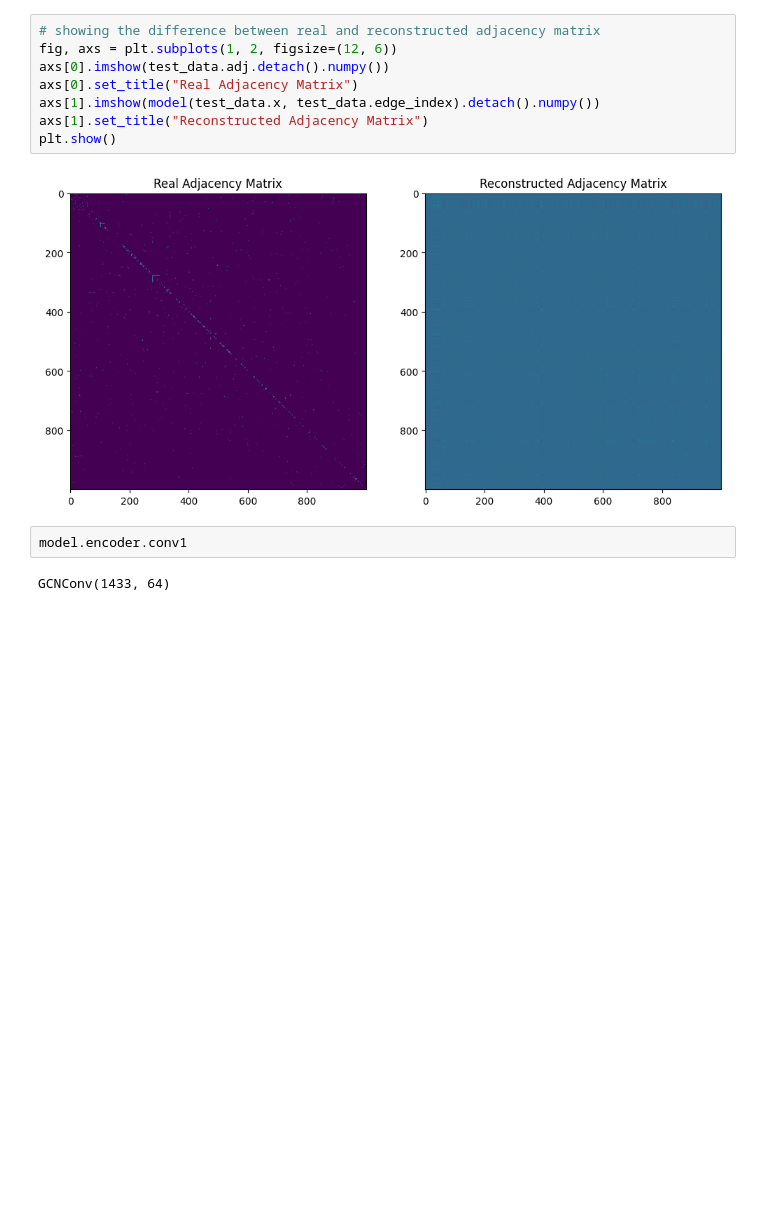
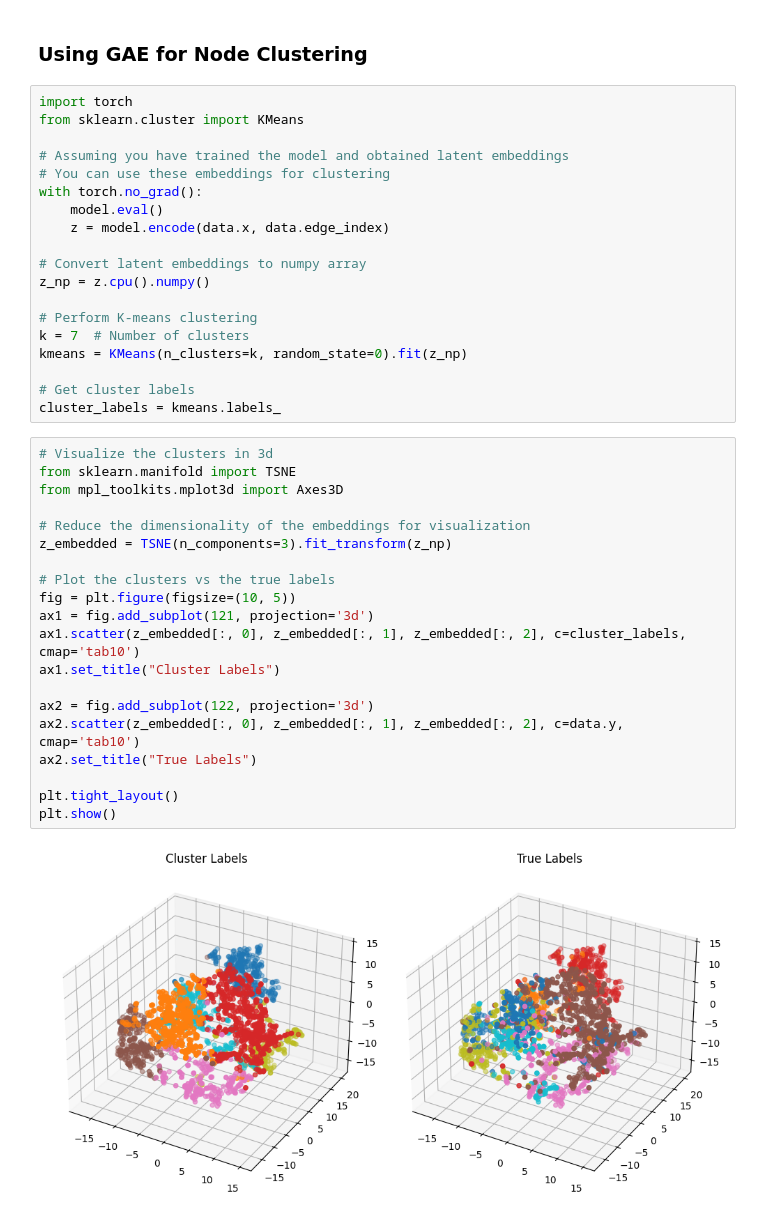
Before and after one commit to timothewt/Autoencoders, a Jupyter notebook: notebooks/graph_autoencoder.ipynb, the cells around one changed output. Drawn from its saved outputs; the diff is of its cells as text; blank space fills up the shorter version.

```diff
--- a/notebooks/graph_autoencoder.ipynb
+++ b/notebooks/graph_autoencoder.ipynb
@@ -117,14 +90,43 @@ Test ROC AUC: 0.726798107210099, Test Average Precision: 0.002776971589086127
-# %%
-# showing the difference between real and reconstructed adjacency matrix
-fig, axs = plt.subplots(1, 2, figsize=(12, 6))
-axs[0].imshow(test_data.adj.detach().numpy())
-axs[0].set_title("Real Adjacency Matrix")
-axs[1].imshow(model(test_data.x, test_data.edge_index).detach().numpy())
-axs[1].set_title("Reconstructed Adjacency Matrix")
-plt.show()
-# %% [output]
-[figure, removed]
-# %%
-model.encoder.conv1
-# %% [output]
-GCNConv(1433, 64)
+# %% [markdown]
+### Using GAE for Node Clustering
+# %%
+import torch
+from sklearn.cluster import KMeans
+
+# Assuming you have trained the model and obtained latent embeddings
+# You can use these embeddings for clustering
+with torch.no_grad():
+    model.eval()
+    z = model.encode(data.x, data.edge_index)
+
+# Convert latent embeddings to numpy array
+z_np = z.cpu().numpy()
+
+# Perform K-means clustering
+k = 7  # Number of clusters
+kmeans = KMeans(n_clusters=k, random_state=0).fit(z_np)
+
+# Get cluster labels
+cluster_labels = kmeans.labels_
+# %%
+# Visualize the clusters in 3d
+from sklearn.manifold import TSNE
+from mpl_toolkits.mplot3d import Axes3D
+
+# Reduce the dimensionality of the embeddings for visualization
+z_embedded = TSNE(n_components=3).fit_transform(z_np)
+
+# Plot the clusters vs the true labels
+fig = plt.figure(figsize=(10, 5))
+ax1 = fig.add_subplot(121, projection='3d')
+ax1.scatter(z_embedded[:, 0], z_embedded[:, 1], z_embedded[:, 2], c=cluster_labels, cmap='tab10')
+ax1.set_title("Cluster Labels")
+
+ax2 = fig.add_subplot(122, projection='3d')
+ax2.scatter(z_embedded[:, 0], z_embedded[:, 1], z_embedded[:, 2], c=data.y, cmap='tab10')
+ax2.set_title("True Labels")
+
+plt.tight_layout()
+plt.show()
+# %% [output]
+[figure, added]
```
Also changed, not shown: parts of 21 cells of this notebook.
